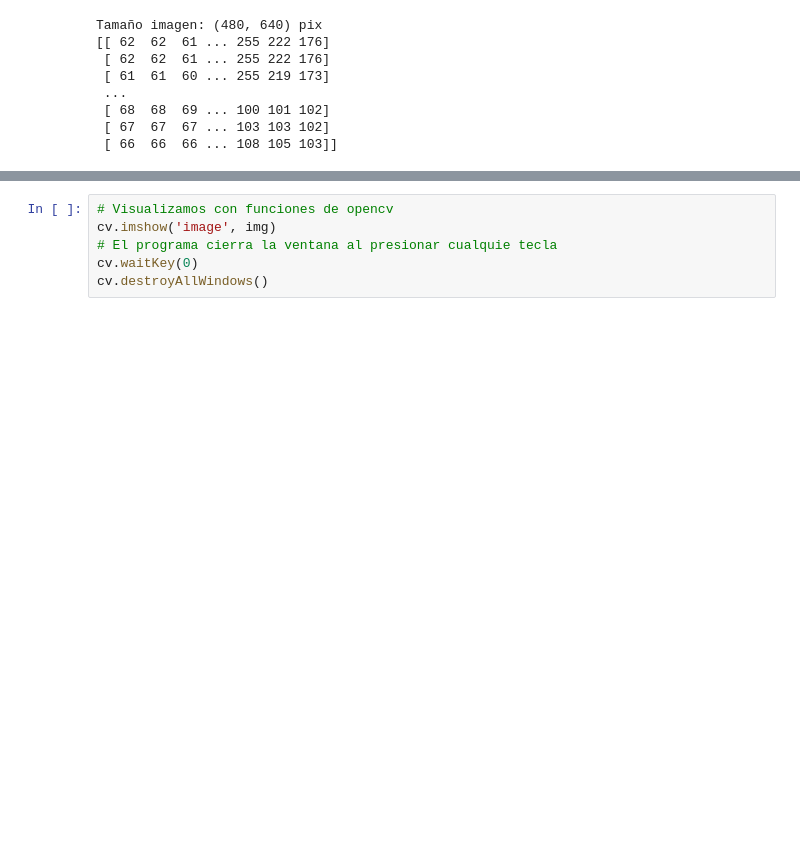
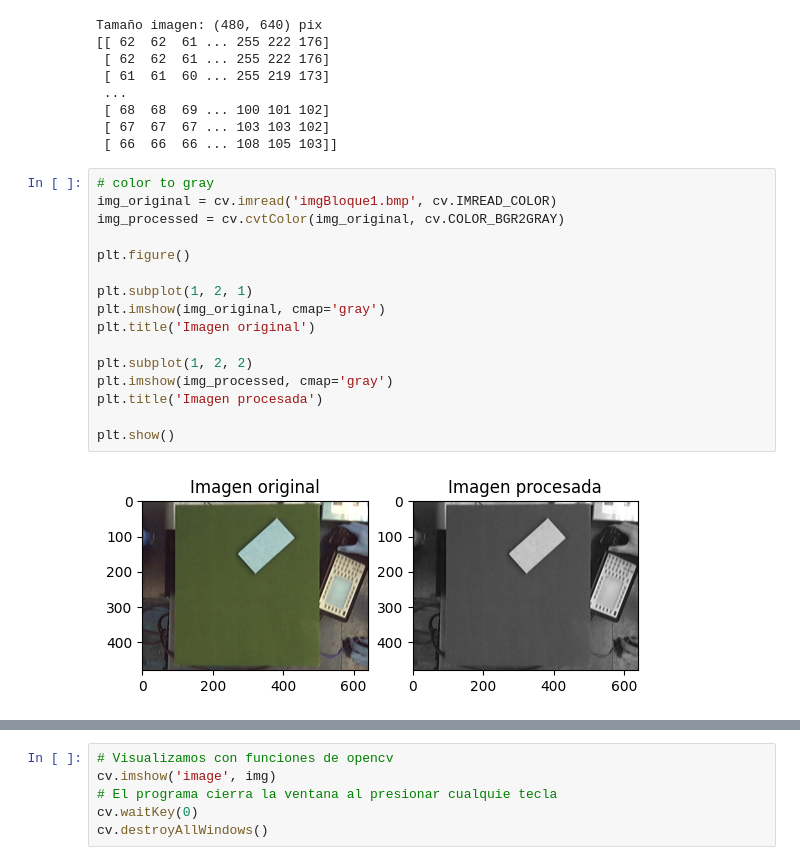
Before and after one commit to FIUBA-Posgrado-Inteligencia-Artificial/vision_computadora_I, a Jupyter notebook: Codigo/Clase1/01.Imagenes_en_OpenCV.ipynb, the cells around one changed output, grey strips where cells are left out. Cells and saved outputs as stored; diff of their text form; blank space fills up the shorter version.

```diff
--- a/Codigo/Clase1/01.Imagenes_en_OpenCV.ipynb
+++ b/Codigo/Clase1/01.Imagenes_en_OpenCV.ipynb
@@ -32,3 +32,21 @@ Tamaño imagen: (480, 640) pix
  [ 68  68  69 ... 100 101 102]
  [ 67  67  67 ... 103 103 102]
  [ 66  66  66 ... 108 105 103]]
+# %%
+# color to gray
+img_original = cv.imread('imgBloque1.bmp', cv.IMREAD_COLOR)
+img_processed = cv.cvtColor(img_original, cv.COLOR_BGR2GRAY)
+
+plt.figure()
+
+plt.subplot(1, 2, 1)
+plt.imshow(img_original, cmap='gray')
+plt.title('Imagen original')
+
+plt.subplot(1, 2, 2)
+plt.imshow(img_processed, cmap='gray')
+plt.title('Imagen procesada')
+
+plt.show()
+# %% [output]
+[figure, added]
```
Also changed, not shown: parts of 17 cells of this notebook, 4 other files.
